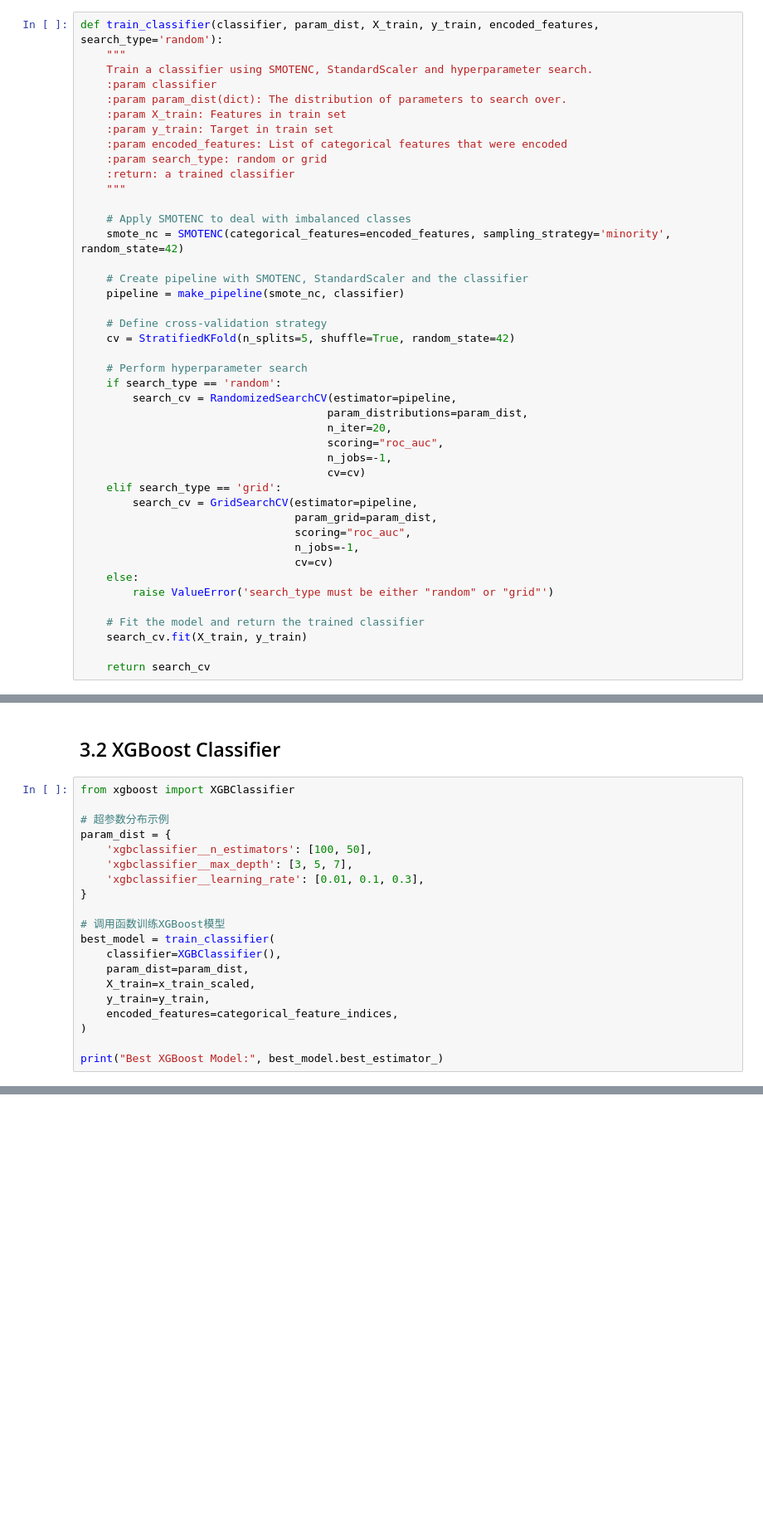
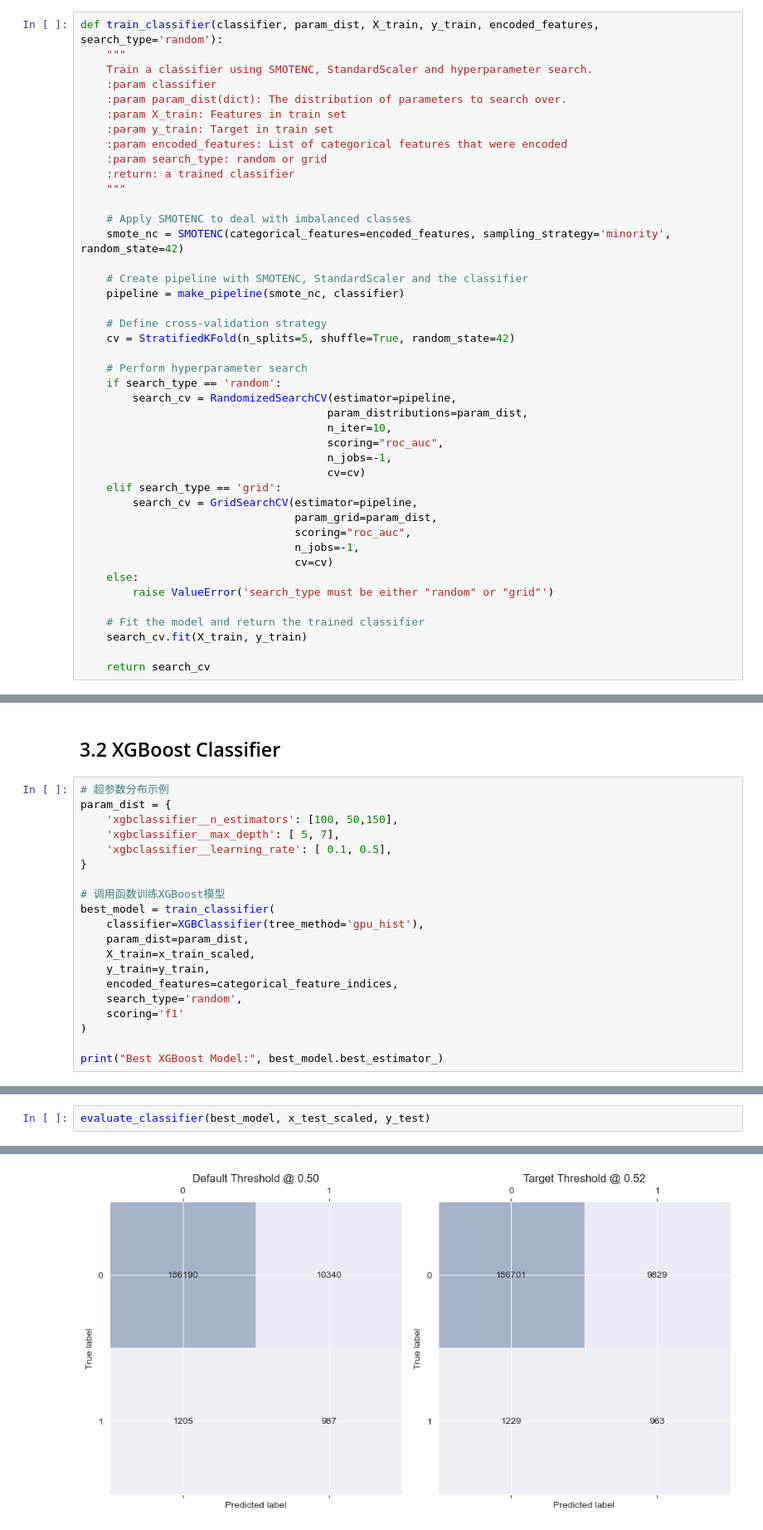
Before and after one commit to Slliki/BankFraudDetection, a Jupyter notebook: Base_Modeling2.ipynb, the cells around one changed output, grey strips where cells are left out. Shown: that part at 83% size. Saved outputs shown, nothing was run; the diff lists cells and outputs as text; blank space fills up the shorter version.

```diff
--- a/Base_Modeling2.ipynb
+++ b/Base_Modeling2.ipynb
@@ -245,7 +246,7 @@ def train_classifier(classifier, param_dist, X_train, y_train, encoded_features,
     if search_type == 'random':
         search_cv = RandomizedSearchCV(estimator=pipeline,
                                       param_distributions=param_dist,
-                                      n_iter=20,
+                                      n_iter=10,
                                       scoring="roc_auc",
                                       n_jobs=-1,
                                       cv=cv)
@@ -334,22 +394,22 @@ print("Best Logistic Regression Model:", best_model.best_estimator_)
 # %% [markdown]
 ## 3.2 XGBoost Classifier
 # %%
-from xgboost import XGBClassifier
-
 # 超参数分布示例
 param_dist = {
-    'xgbclassifier__n_estimators': [100, 50],
-    'xgbclassifier__max_depth': [3, 5, 7],
-    'xgbclassifier__learning_rate': [0.01, 0.1, 0.3],
+    'xgbclassifier__n_estimators': [100, 50,150],
+    'xgbclassifier__max_depth': [ 5, 7],
+    'xgbclassifier__learning_rate': [ 0.1, 0.5],
 }
 
 # 调用函数训练XGBoost模型
 best_model = train_classifier(
-    classifier=XGBClassifier(),
+    classifier=XGBClassifier(tree_method='gpu_hist'),
     param_dist=param_dist,
     X_train=x_train_scaled,
     y_train=y_train,
     encoded_features=categorical_feature_indices,
+    search_type='random',
+    scoring='f1'
 )
 
 print("Best XGBoost Model:", best_model.best_estimator_)
@@ -355,0 +430,3 @@ print("Best XGBoost Model:", best_model.best_estimator_)
+# %%
+evaluate_classifier(best_model, x_test_scaled, y_test)
+# %% [output]
@@ -355,0 +452 @@ print("Best XGBoost Model:", best_model.best_estimator_)
+[figure, added]
```
Also changed, not shown: parts of 5 cells of this notebook, 2 other files.
